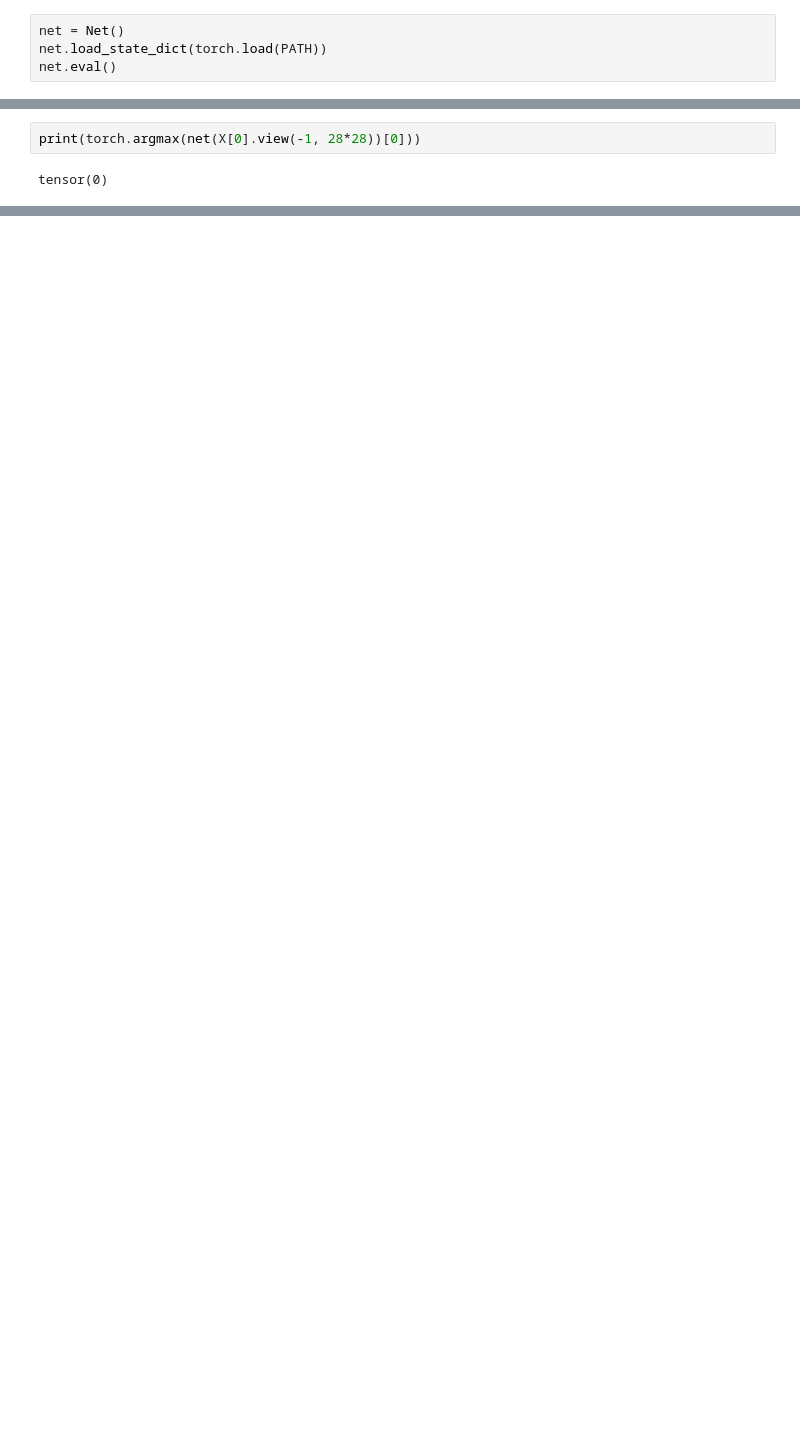
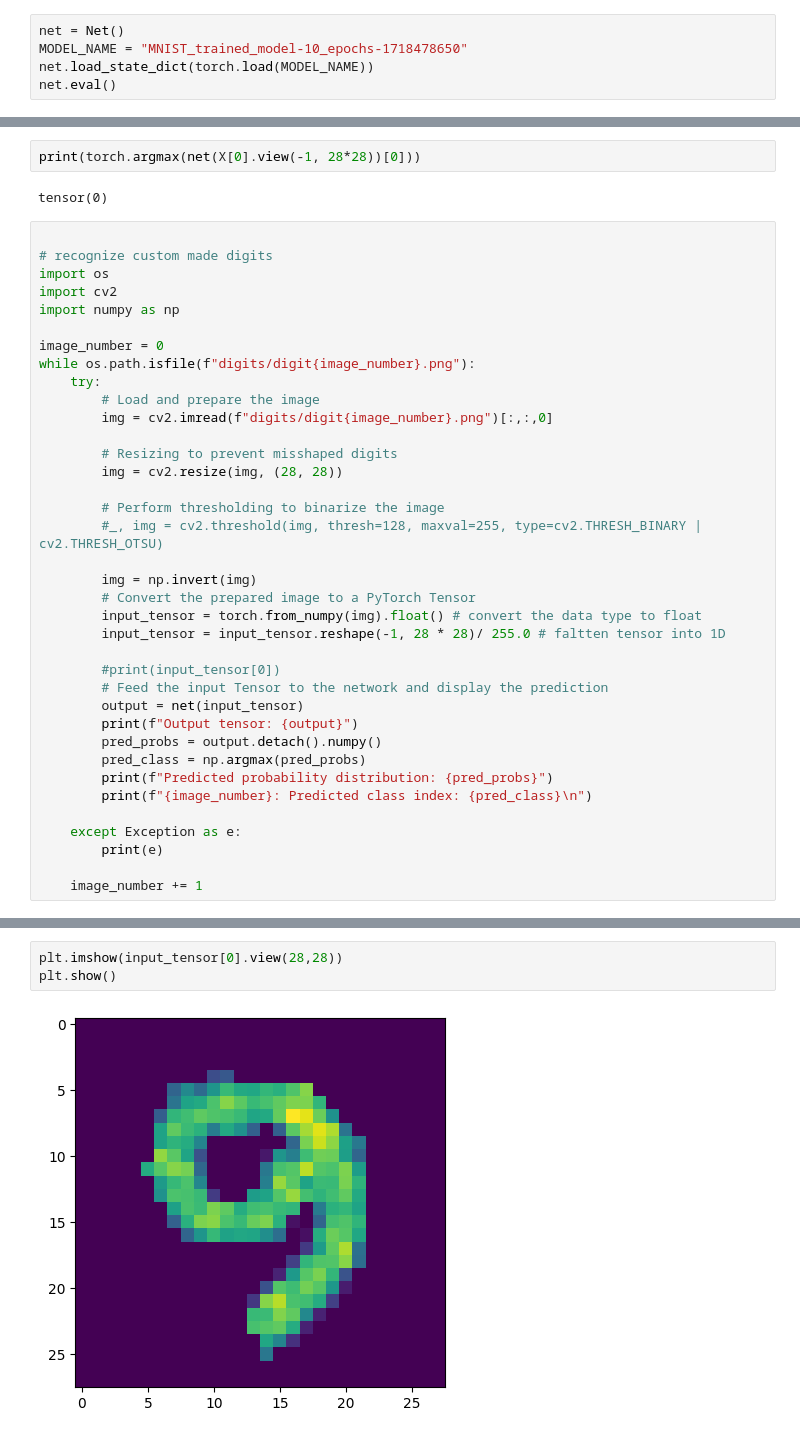
Before and after one commit to dawmro/deep_learning_pytorch, a Jupyter notebook: sentdex/pytorch4-training.ipynb, the cells around one changed output, grey strips where cells are left out. Cells and saved outputs as stored; diff of their text form; blank space fills up the shorter version.

Commit message:
[ADD] Recognize custom made digits

```diff
--- a/sentdex/pytorch4-training.ipynb
+++ b/sentdex/pytorch4-training.ipynb
@@ -108,7 +116,8 @@ PATH = f"MNIST_trained_model-{int(time.time())}"
 torch.save(net.state_dict(), PATH)
 # %%
 net = Net()
-net.load_state_dict(torch.load(PATH))
+MODEL_NAME = "MNIST_trained_model-10_epochs-1718478650"
+net.load_state_dict(torch.load(MODEL_NAME))
 net.eval()
 # %% [output]
 Net(
@@ -127,3 +136,40 @@ plt.show()
 print(torch.argmax(net(X[0].view(-1, 28*28))[0]))
 # %% [output]
 tensor(0)
+# %%
+
+# recognize custom made digits
+import os
+import cv2
+import numpy as np
+
+image_number = 0
+while os.path.isfile(f"digits/digit{image_number}.png"):
+    try:
+        # Load and prepare the image
+        img = cv2.imread(f"digits/digit{image_number}.png")[:,:,0]
+
+        # Resizing to prevent misshaped digits
+        img = cv2.resize(img, (28, 28))
+
+        # Perform thresholding to binarize the image
+        #_, img = cv2.threshold(img, thresh=128, maxval=255, type=cv2.THRESH_BINARY | cv2.THRESH_OTSU)
+
+        img = np.invert(img)
+        # Convert the prepared image to a PyTorch Tensor
+        input_tensor = torch.from_numpy(img).float() # convert the data type to float
+        input_tensor = input_tensor.reshape(-1, 28 * 28)/ 255.0 # faltten tensor into 1D
+
+        #print(input_tensor[0])
+        # Feed the input Tensor to the network and display the prediction
+        output = net(input_tensor)
+        print(f"Output tensor: {output}")
+        pred_probs = output.detach().numpy()
+        pred_class = np.argmax(pred_probs)
+        print(f"Predicted probability distribution: {pred_probs}")
+        print(f"{image_number}: Predicted class index: {pred_class}\n")
+
+    except Exception as e:
+        print(e)
+
+    image_number += 1
@@ -129,0 +194,5 @@ tensor(0)
+# %%
+plt.imshow(input_tensor[0].view(28,28))
+plt.show()
+# %% [output]
+[figure, added]
```
Also changed, not shown: parts of 7 cells of this notebook, 11 other files.
